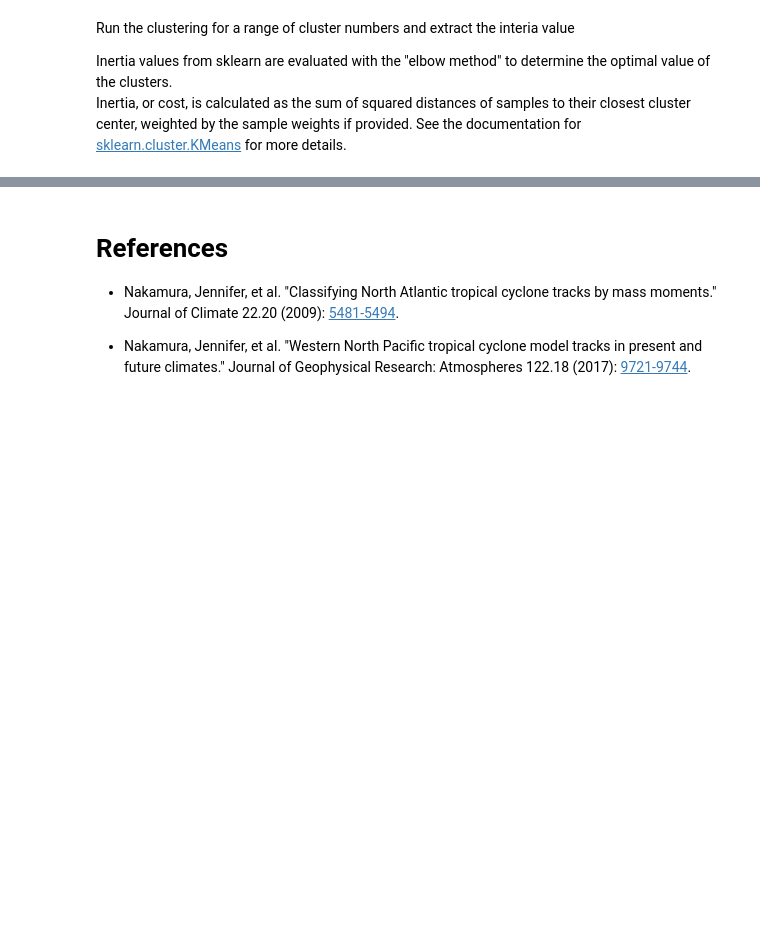
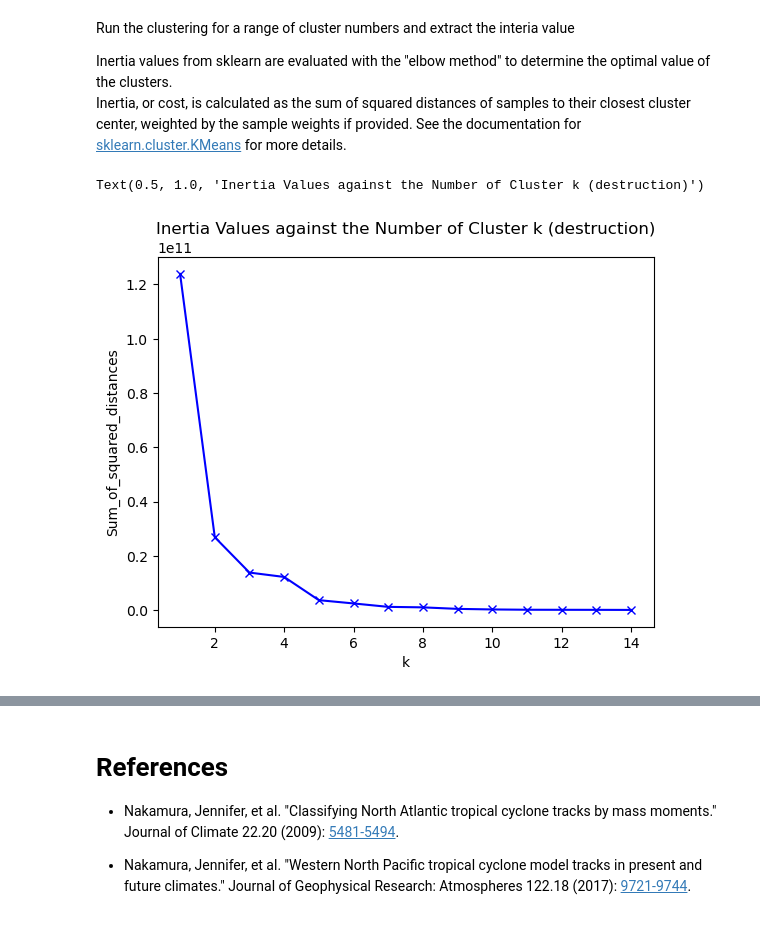
Before and after one commit to spariser/Hurricane_ML_proj_t5, a Jupyter notebook: SP_code/Project1_Starter.ipynb, the cells around one changed output, grey strips where cells are left out. Cells and saved outputs as stored; diff of their text form; code cells hidden in the pictures; blank space fills up the shorter version.

```diff
--- a/SP_code/Project1_Starter.ipynb
+++ b/SP_code/Project1_Starter.ipynb
@@ -511,6 +439,20 @@ Run the clustering for a range of cluster numbers and extract the interia value
 
 Inertia values from sklearn are evaluated with the "elbow method" to determine the optimal value of the clusters.\
 Inertia, or cost, is calculated as the sum of squared distances of samples to their closest cluster center, weighted by the sample weights if provided. See the documentation for [sklearn.cluster.KMeans](https://scikit-learn.org/stable/modules/generated/sklearn.cluster.KMeans.html) for more details.
+# %%
+sum_of_squares = []
+K = range(1, 15)
+for k in K:
+    kmd = k_means(destruction_lst, n_clusters=k)
+    sum_of_squares.append(kmd[2])
+plt.plot(K, sum_of_squares, 'bx-')
+plt.xlabel('k')
+plt.ylabel('Sum_of_squared_distances')
+plt.title('Inertia Values against the Number of Cluster k (destruction)')
+#3 or 4
+# %% [output]
+Text(0.5, 1.0, 'Inertia Values against the Number of Cluster k (destruction)')
+[figure, added]
 # %%
 #running for since 1979
 
```
Also changed, not shown: parts of 61 cells of this notebook, 1 other file.
